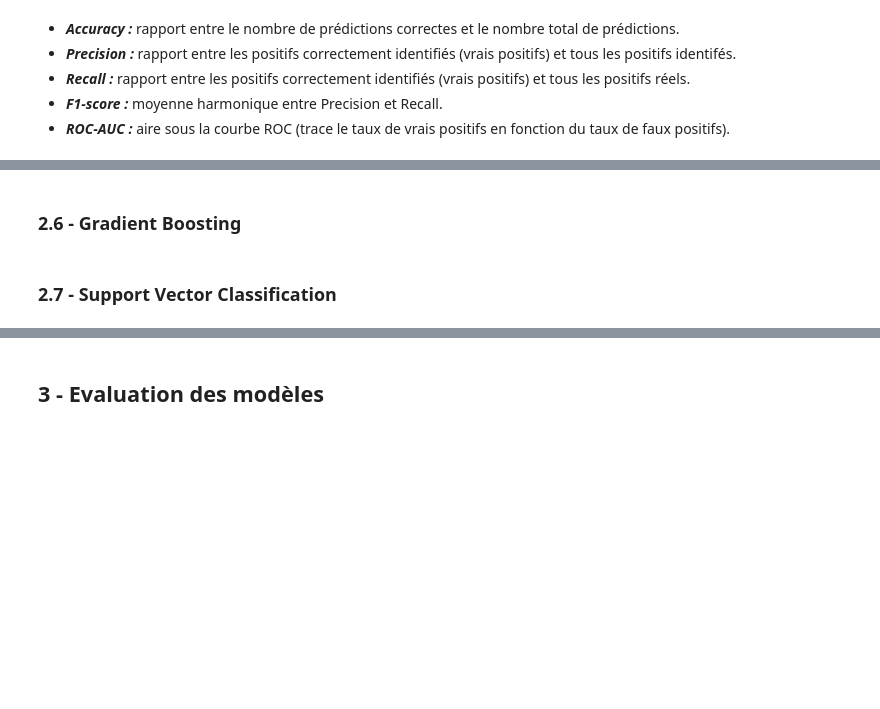
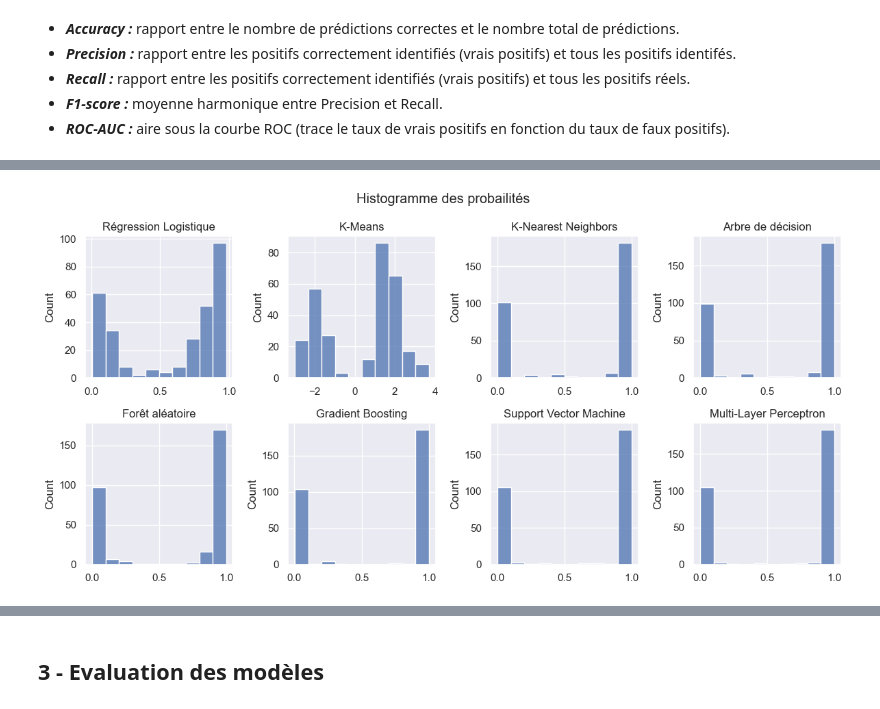
Before and after one commit to lengocduyvu/oncfm-detection-faux-billets, a Jupyter notebook: notebooks/oncfm-analyse.ipynb, the cells around one changed output, grey strips where cells are left out. Cells and saved outputs as stored; diff of their text form; code cells hidden in the pictures; blank space fills up the shorter version.

```diff
--- a/notebooks/oncfm-analyse.ipynb
+++ b/notebooks/oncfm-analyse.ipynb
@@ -910,16 +876,0 @@ reglog_y_pred = reglog.predict(X_test)
-# %%
-# Nombre optimal de clusters avec le coefficient de silhouette
-silhouette_scores = []
-for n_clusters in range(2, 6):
-    kms = KMeans(init="k-means++", n_clusters=n_clusters, random_state=808, n_init='auto')
-    kms.fit(X_scaled)
-    kms_labels = kms.predict(X_scaled)
-    silhouette_scores.append(silhouette_score(X_scaled, kms_labels))
-
-fig, ax = plt.subplots(figsize=(6,4))
-plt.plot(range(2, 6), silhouette_scores)
-plt.xlabel('Nombre de clusters')
-plt.ylabel('Coefficient de Silhouette')
-plt.title('Coefficient de Silhouette en fonction du nombre de clusters')
-plt.grid()
-plt.show()
@@ -971,2 +876,0 @@ ranfor_y_pred = ranfor.predict(X_test)
-# %% [markdown]
-### 2.6 - Gradient Boosting
@@ -977,2 +876,0 @@ graboo_y_pred = graboo.predict(X_test)
-# %% [markdown]
-### 2.7 - Support Vector Classification
@@ -982,0 +877,17 @@ svc_y_pred = svc.predict(X_test)
+# %%
+# Histogramme des probabilités
+nbrows = 2
+fig, axs = plt.subplots(nrows=nbrows, ncols=int(np.ceil(len(modeles)/nbrows)), figsize=(np.ceil(len(modeles)/nbrows)*3, 6))
+fig.suptitle("Histogramme des probailités")
+
+for row in range(nbrows):
+    for col in range(int(np.ceil(len(modeles)/nbrows))):
+        i = row*int(np.ceil(len(modeles)/nbrows)) + col
+        ax = axs[row, col]
+        sns.histplot(probas[i], ax=ax)
+        ax.set_title(modeles_noms[i])
+
+plt.tight_layout()
+plt.show()
+# %% [output]
+[figure, added]
```
Also changed, not shown: parts of 78 cells of this notebook.
